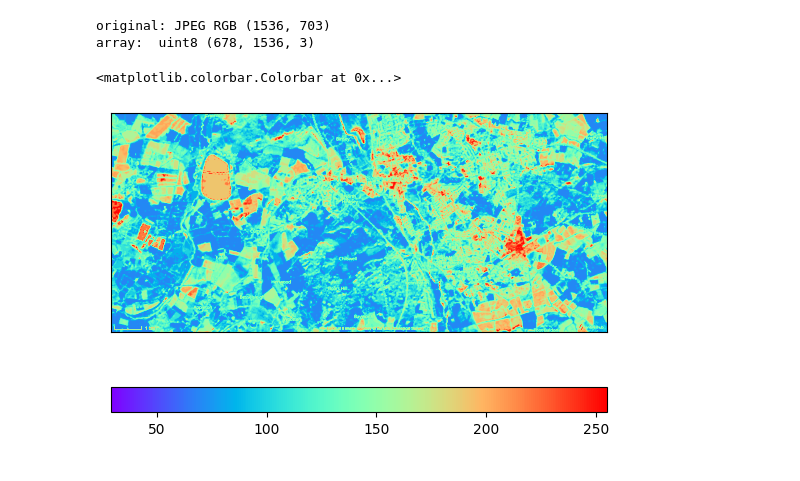
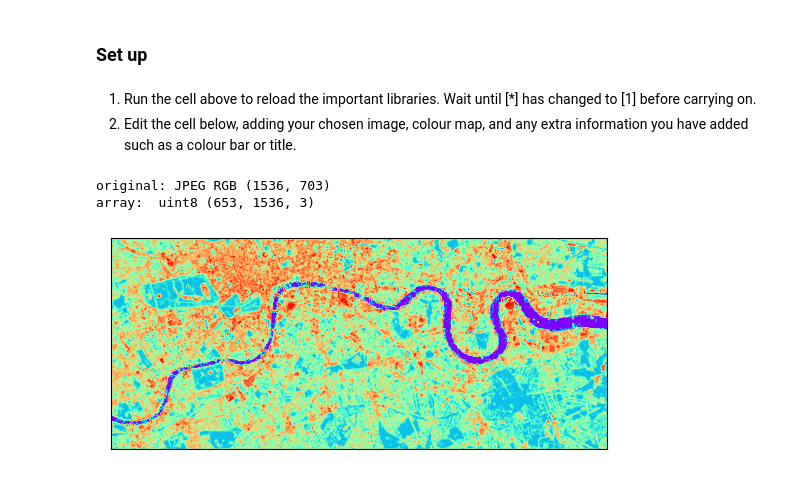
Before and after one commit to hermonochy/satellite-imagery, a Jupyter notebook: content/CCC/Extra-Colours.ipynb, the cells around one changed output. Cells and saved outputs as stored; diff of their text form; code cells hidden in the pictures.

Commit message:
edit extensions

```diff
--- a/content/CCC/Extra-Colours.ipynb
+++ b/content/CCC/Extra-Colours.ipynb
@@ -3,2 +3,4 @@
 *Making your own colour maps*
+# %% [markdown]
+<h3>Set up</h3>
 # %%
@@ -44,13 +12,12 @@ def tidy_plot():
-# %%
-# edit this code to test your new image
-
-my_Image = convert( "Landsat_NDVI.jpg" ) # EDIT THIS FOR YOUR NEW IMAGE OR PIC YOUR FAVOURITE ONE OF OURS
-plt.imshow(my_Image, cmap='rainbow') # CHANGE TO YOUR FAVOURITE COLOUR MAP
-tidy_plot()
-plt.colorbar(orientation='horizontal')
-# %% [output]
-original: JPEG RGB (1536, 703)
-array:  uint8 (678, 1536, 3)
-<matplotlib.colorbar.Colorbar at 0x...>
-[figure, removed]
+# %% [markdown]
+1. Run the cell above to reload the important libraries. Wait until [*] has changed to [1] before carrying on.
+2. Edit the cell below, adding your chosen image, colour map, and any extra information you have added such as a colour bar or title.
+# %%
+my_Image = s.convert( "London.jpg" )
+plt.imshow(my_Image, cmap='rainbow')
+s.tidy_plot()
+# %% [output]
+original: JPEG RGB (1536, 703)
+array:  uint8 (653, 1536, 3)
+[figure, added]
 # %% [markdown]
```
Also changed, not shown: parts of 6 cells of this notebook, 1 other file.
